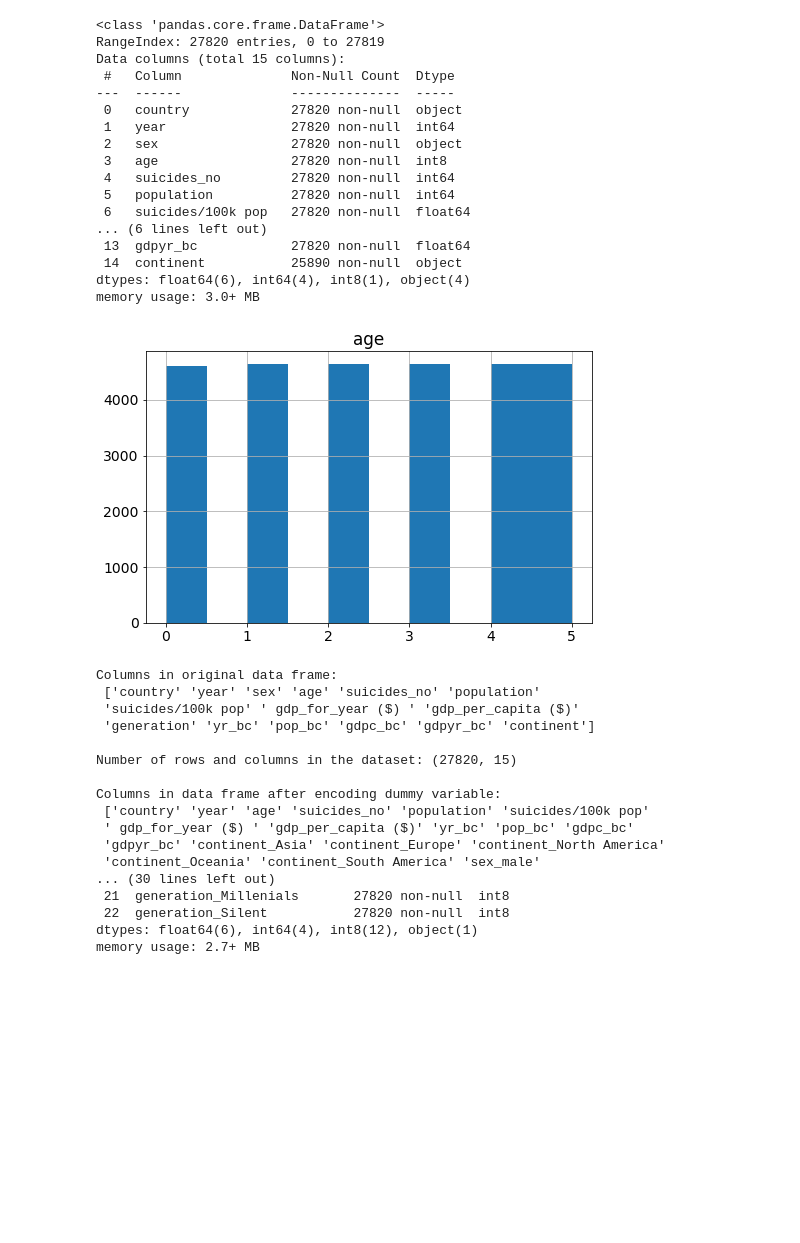
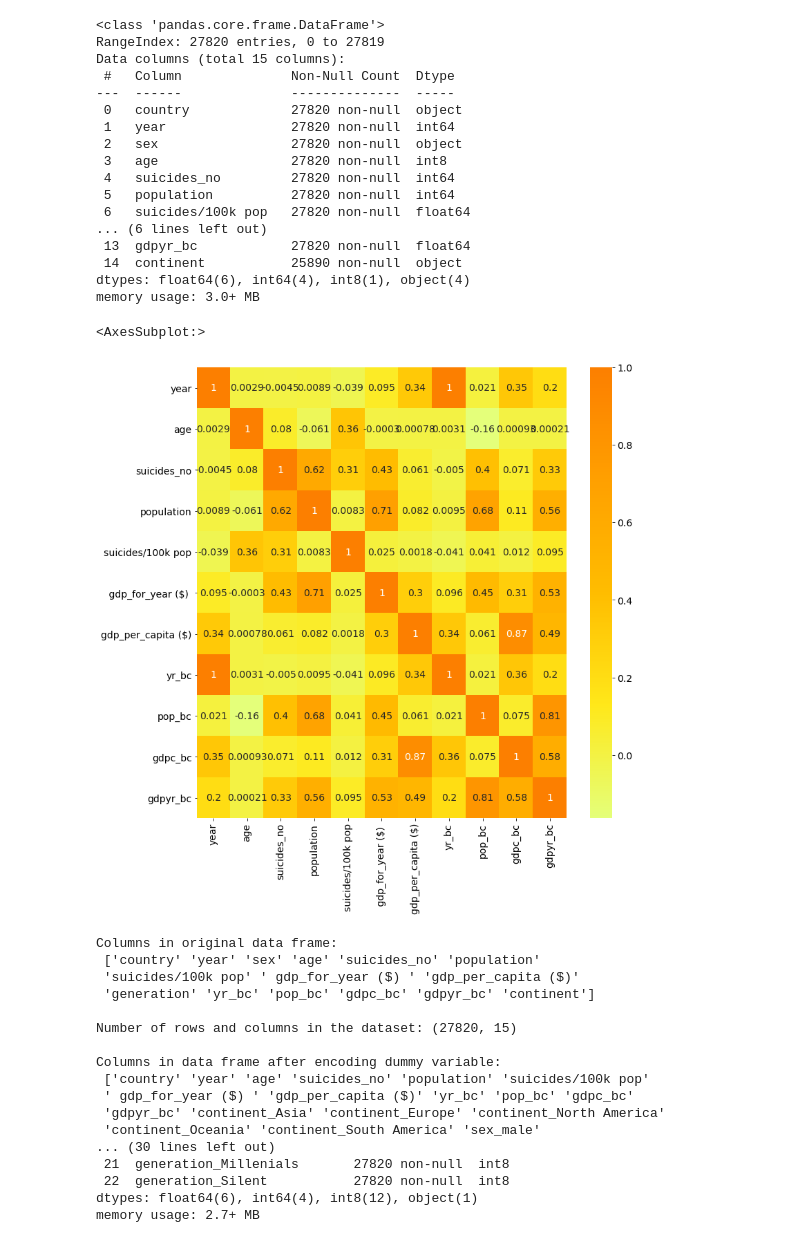
Before and after one commit to ryanli633/ECE_219, a Jupyter notebook: Project_4/Project4_Suicides.ipynb, the cells around one changed output. Saved outputs shown, nothing was run; the diff lists cells and outputs as text; code cells hidden in the pictures; blank space fills up the shorter version.

```diff
--- a/Project_4/Project4_Suicides.ipynb
+++ b/Project_4/Project4_Suicides.ipynb
@@ -517,10 +525,16 @@ Data columns (total 15 columns):
  14  continent           25890 non-null  object
 dtypes: float64(6), int64(4), int8(1), object(4)
 memory usage: 3.0+ MB
-# %%
-hist_age=df_encode_age.hist(column='age')
-# %% [output]
-[figure, removed]
+# %%
+#hist_age=df_encode_age.hist(column='age')
+
+# correlation plot
+corr_age = df_encode_age.corr()
+plt.figure(figsize=(12,12))
+sns.heatmap(corr_age, cmap = 'Wistia', annot= True)
+# %% [output]
+<AxesSubplot:>
+[figure, added]
 # %%
 # Dummy variable
 categorical_columns = ['continent','sex', 'generation']
```
Also changed, not shown: parts of 76 cells of this notebook.
